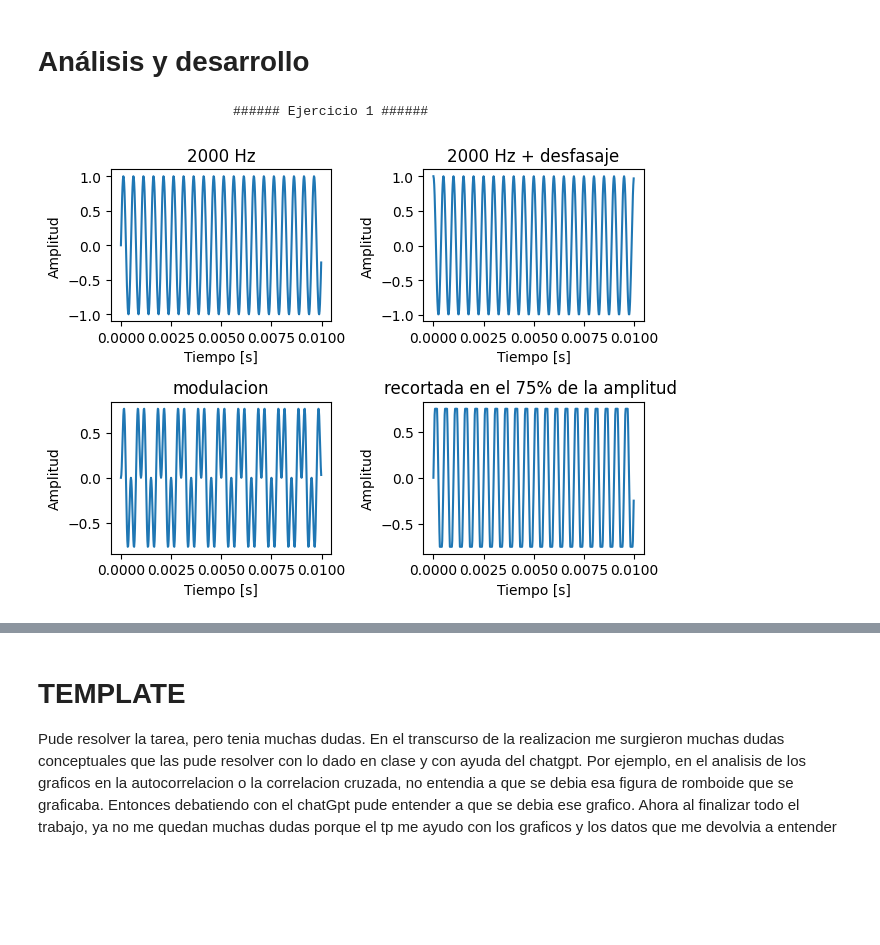
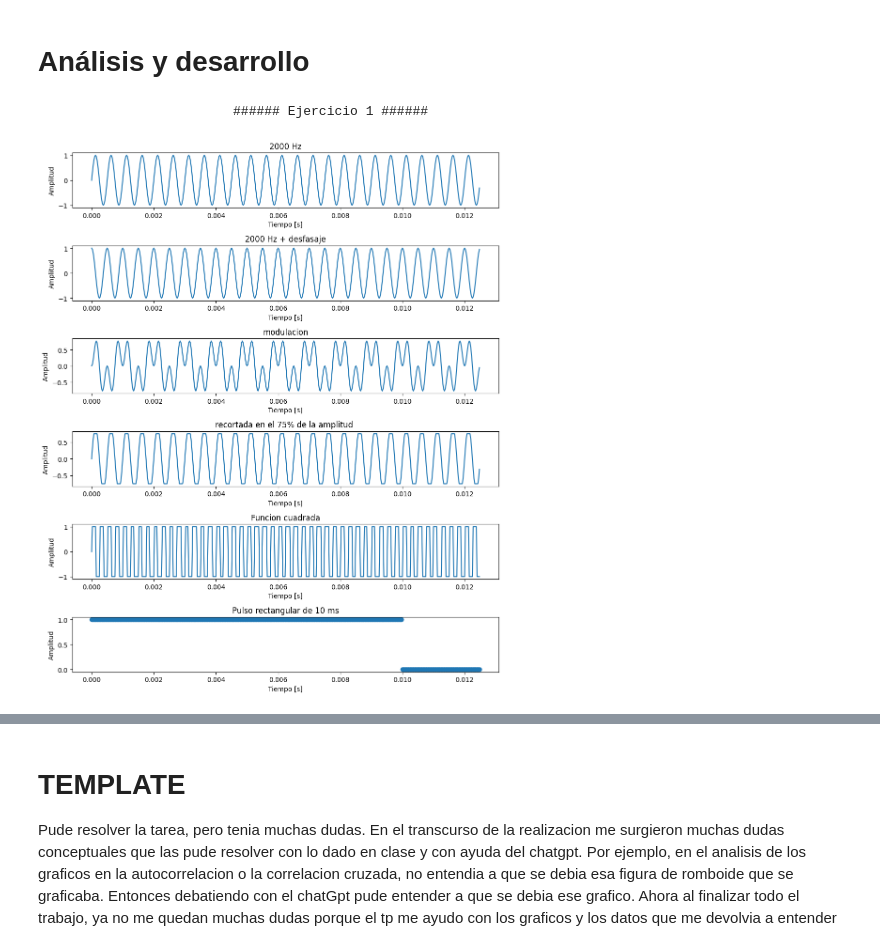
Before and after one commit to joacopillo08/TS_GL_WS, a Jupyter notebook: TS1.ipynb, the cells around one changed output, grey strips where cells are left out. Drawn from its saved outputs; the diff is of its cells as text; code cells hidden in the pictures; blank space fills up the shorter version.

```diff
--- a/TS1.ipynb
+++ b/TS1.ipynb
@@ -32,7 +40,7 @@ from scipy.io import wavfile
 # En cada caso indique tiempo entre muestras, número de muestras y potencia.
 print(" \t\t\t ###### Ejercicio 1 ######")
 
-fs = 50000
+fs = 40000
 N = 500
 f = 2000
 
@@ -72,44 +80,45 @@ pulso = np.zeros(N)
 pulso[:N_pulso] = 1  # primeras 200 muestras valen 1
 
 ## aca empiezan los graficos.
+plt.figure(figsize=(10,12))
+
 plt.figure(1)
-plt.subplot(2,2,1)
+plt.subplot(6,1,1)
 plt.plot(tt, xx)
 plt.xlabel("Tiempo [s]")
 plt.ylabel("Amplitud")
 plt.title("2000 Hz")
 
-plt.subplot(2,2,2)
+plt.subplot(6,1,2)
 plt.plot(tt, x1)
 plt.xlabel("Tiempo [s]")
 plt.ylabel("Amplitud")
 plt.title("2000 Hz + desfasaje")
 
-plt.subplot(2,2,3)
+plt.subplot(6,1,3)
 plt.plot(tt, x2)
 plt.xlabel("Tiempo [s]")
 plt.ylabel("Amplitud")
 plt.title("modulacion")
 
-plt.subplot(2,2,4)
+plt.subplot(6,1,4)
 plt.plot(tt, x3)
 plt.xlabel("Tiempo [s]")
 plt.ylabel("Amplitud")
 plt.title("recortada en el 75% de la amplitud ")
 
-plt.tight_layout()  # ajusta los títulos y ejes
-plt.show()
+#plt.tight_layout()  # ajusta los títulos y ejes
+#plt.show()
 
 
-
-plt.figure(2)
-plt.subplot(2,1,1)
+#plt.figure(2)
+plt.subplot(6,1,5)
 plt.plot(tt, x4)
 plt.xlabel("Tiempo [s]")
 plt.ylabel("Amplitud")
 plt.title("Funcion cuadrada")
 
-plt.subplot(2,1,2)
+plt.subplot(6,1,6)
 plt.scatter(tt, pulso)
 plt.xlabel("Tiempo [s]")
 plt.ylabel("Amplitud")
@@ -163,39 +172,56 @@ Rx3 = np.correlate(xx, x3, mode="full")
 Rx4 = np.correlate(xx, x4, mode="full")
 Rxpulso = np.correlate(xx, pulso, mode="full")
 
-plt.figure(3)
-plt.subplot(2,2,1)
-plt.plot(Rxx)
+lags = np.arange(-N+1, N)         # retardos en muestras
+lags_time = lags * Ts
+
+plt.figure(2)
+plt.figure(figsize=(14,18))
+plt.subplot(6,1,1)
+plt.plot(lags_time, Rxx)
 plt.title("autocorrelacion")
+plt.xlabel("Retardo [s]")
+plt.ylabel("Rxx")
 
-plt.subplot(2,2,2)
-plt.plot(Rx1)
+plt.subplot(6,1,2)
+plt.plot(lags_time, Rx1)
 plt.title("x vs x1")
-
-plt.subplot(2,2,3)
-plt.plot(Rx2)
-plt.title("x vs x2")
+plt.xlabel("Retardo [s]")
+plt.ylabel("Rxx")
 
 
-plt.subplot(2,2,4)
-plt.plot(Rx3)
+plt.subplot(6,1,3)
+plt.plot(lags_time, Rx2)
+plt.title("x vs x2")
+plt.xlabel("Retardo [s]")
+plt.ylabel("Rxx")
+
+plt.subplot(6,1,4)
+plt.plot(lags_time, Rx3)
 plt.title("x vs x3")
+plt.xlabel("Retardo [s]")
+plt.ylabel("Rxx")
+
+#plt.tight_layout()  # ajusta los títulos y ejes
+#plt.show()
+
+#plt.figure(4)
+
+plt.subplot(6,1,5)
+plt.plot(lags_time, Rx4)
+plt.title("x vs x4")
+plt.xlabel("Retardo [s]")
+plt.ylabel("Rxx")
+
+plt.subplot(6,1,6)
+plt.plot(lags_time, Rxpulso)
+plt.title("x vs pulso")
+plt.xlabel("Retardo [s]")
+plt.ylabel("Rxx")
 
 plt.tight_layout()  # ajusta los títulos y ejes
 plt.show()
 
-plt.figure(4)
-
-plt.subplot(2,1,1)
-plt.plot(Rx4)
-plt.title("x vs x4")
-
-plt.subplot(2,1,2)
-plt.plot(Rxpulso)
-plt.title("x vs pulso")
-
-plt.tight_layout()  # ajusta los títulos y ejes
-plt.show()
 
 #3 Igualdad
 print(" \t\t\t ###### Ejercicio 3  - igualdad ######")
@@ -213,31 +239,31 @@ else:
 
 
 ## 4)
 ## 4)
 print("\n")
 
 print(" \t\t\t ###### Ejercicio 4 ######")
 
 fs, data = wavfile.read("lacucaracha.wav")
 
 # Calcular energía
 energia_sonido = np.sum(data**2)
 
 print("Energía del sonido:", energia_sonido)
 print("La fs que me devuelve es:", fs)
 
 # Vector de tiempo propio del wav
 N_wav = len(data)
 tt_wav = np.arange(N_wav) / fs ##Esto lo hago para el tiempo, Cuando divido por fs lo pongo en segundos.
 
 
 # Graficar señal del wav
 plt.figure(5)
 plt.plot(tt_wav, data)
 plt.xlabel("Tiempo [s]")
 plt.ylabel("Amplitud")
 plt.title("Señal del archivo WAV")
 plt.show()
 # %% [output]
                          ###### Ejercicio 1 ######
-[figure, old version]
+[figure, new version]
```
Also changed, not shown: parts of 4 cells of this notebook, 2 other files.
